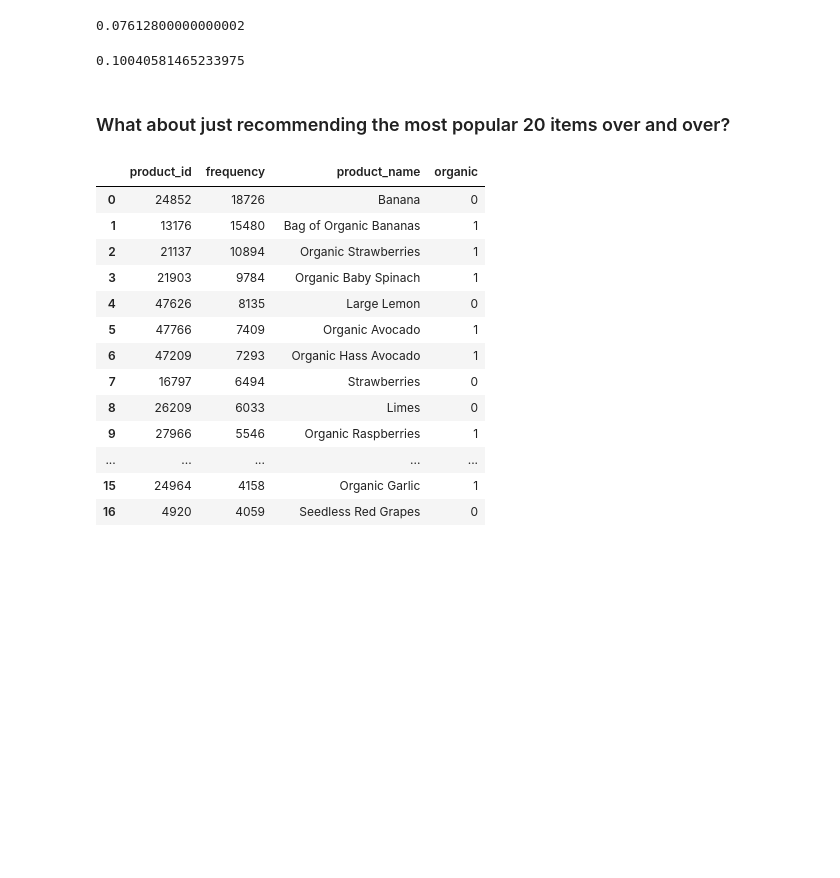
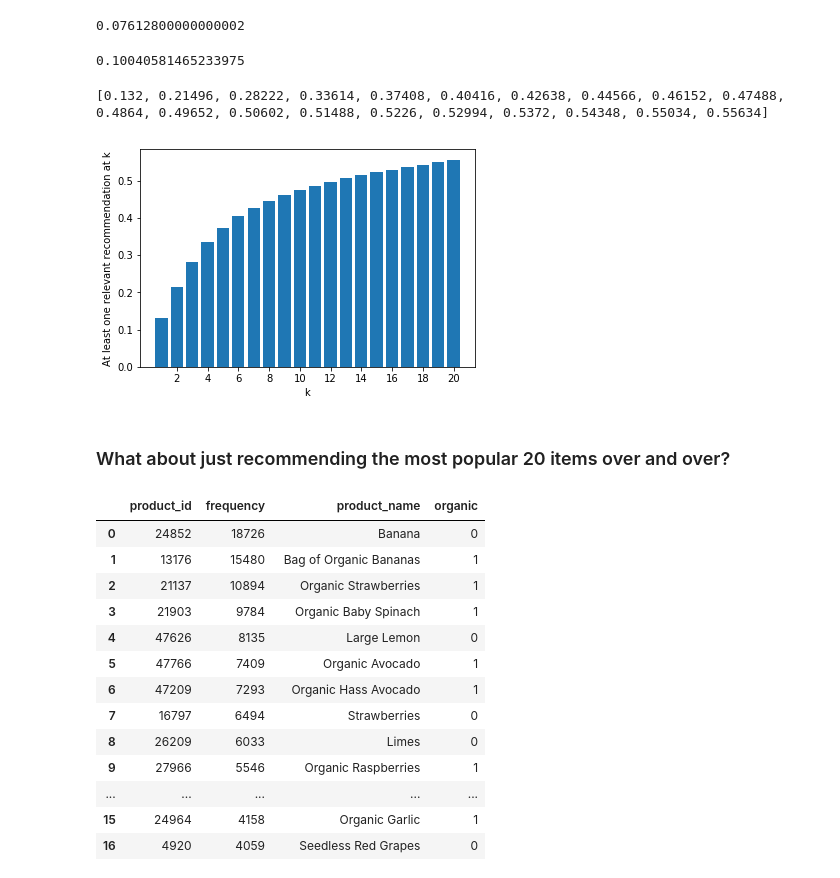
Before and after one commit to jeffcfho/OrganicFoodBuyers, a Jupyter notebook: 2_recommendation_validation.ipynb, the cells around one changed output. Cells and saved outputs as stored; diff of their text form; code cells hidden in the pictures; blank space fills up the shorter version.

Commit message:
Add any relevant recommendation to validation
-Modified the code used to calculate precision at k to do so

```diff
--- a/2_recommendation_validation.ipynb
+++ b/2_recommendation_validation.ipynb
@@ -186,6 +186,29 @@ np.std(patk_all)
 [figure]
 0.07612800000000002
 0.10040581465233975
+# %%
+# Calculating the average at k for multiple ks
+def atleastonerelevant_at_k(k):
+    all_atoratks = rec_list.loc[rec_list['rec_rank']<=k][['user_id','actually_in_user_order']].groupby('user_id').max()
+    return all_atoratks.values, all_atoratks.values.mean()
+
+atoratks_by_k = []
+for sample_k in np.arange(1,21):
+    atoratk_all, mean_atoratk = atleastonerelevant_at_k(sample_k)
+    atoratks_by_k.append(mean_atoratk)
+
+print(atoratks_by_k)
+# %% [output]
+[0.132, 0.21496, 0.28222, 0.33614, 0.37408, 0.40416, 0.42638, 0.44566, 0.46152, 0.47488, 0.4864, 0.49652, 0.50602, 0.51488, 0.5226, 0.52994, 0.5372, 0.54348, 0.55034, 0.55634]
+# %%
+plt.figure()
+plt.bar(np.arange(1,21),atoratks_by_k)
+plt.xticks(np.arange(2,21,2))
+plt.xlabel('k')
+plt.ylabel('At least one relevant recommendation at k')
+plt.show()
+# %% [output]
+[figure, added]
 # %% [markdown]
 ### What about just recommending the most popular 20 items over and over?
 # %%
```
Also changed, not shown: parts of 4 cells of this notebook, 1 other file.
